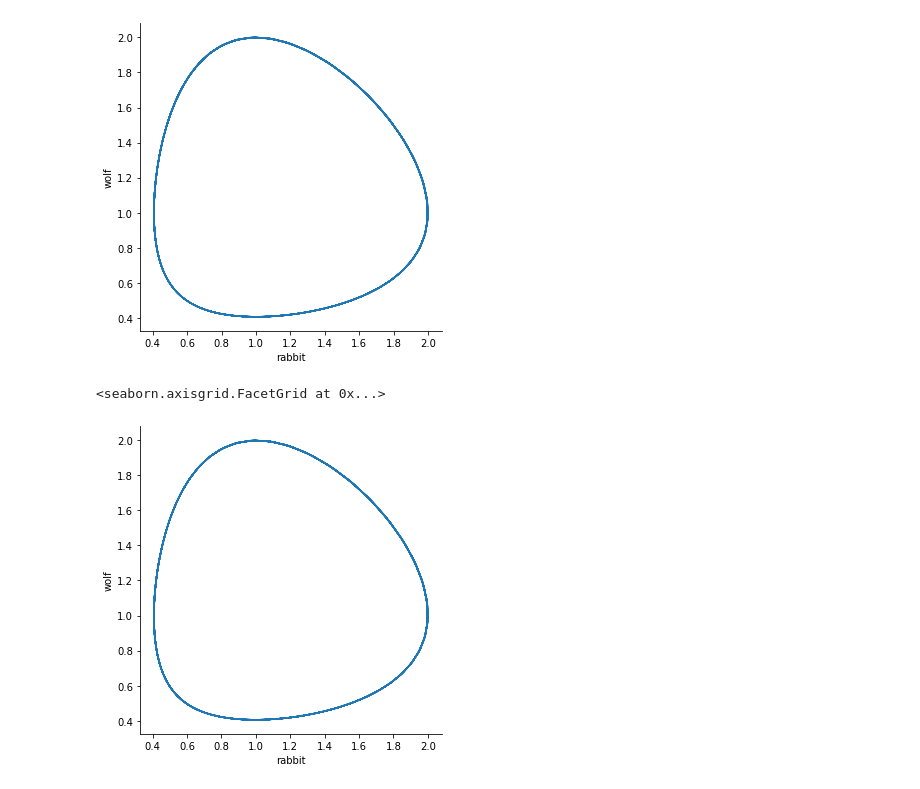
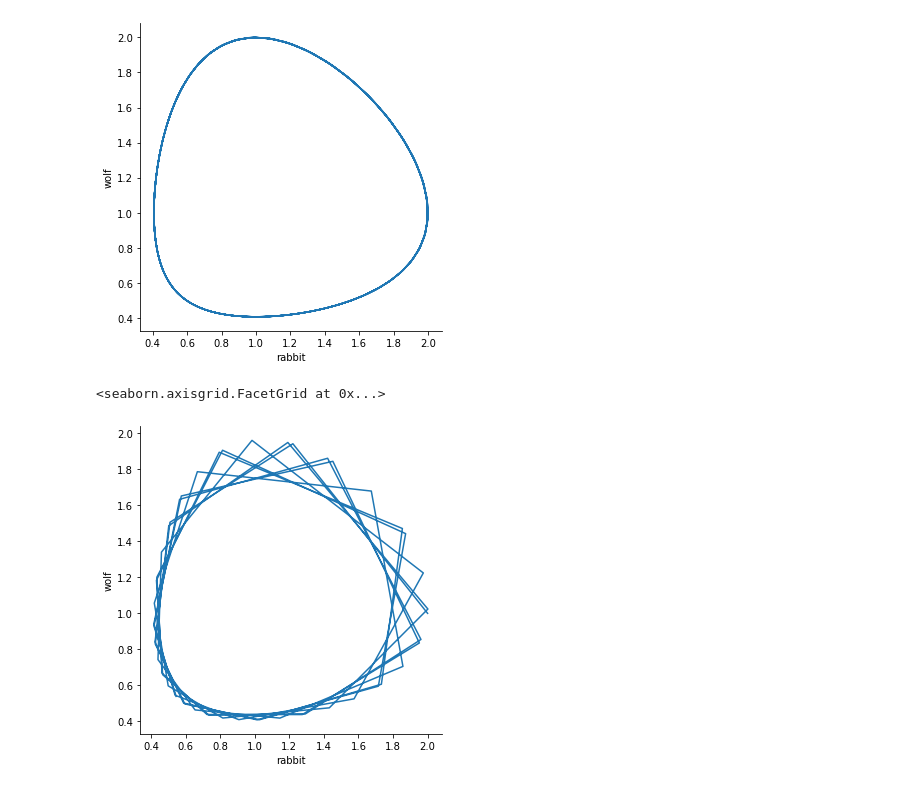
Before and after one commit to chluebi/Predator-and-Prey, a Jupyter notebook: guide.ipynb, the cells around one changed output. Drawn from its saved outputs; the diff is of its cells as text; code cells hidden in the pictures.

Commit message:
added ModelSeries and revamped guide

```diff
--- a/guide.ipynb
+++ b/guide.ipynb
@@ -212,13 +243,20 @@ sns.relplot(x="rabbit", y="wolf", kind="line", sort=False, data=readable_df)
 # %%
 # A less accurate (but faster) simulation to show the danger of the inaccuracies
 
 model = pnp.SimpleModel()
 model.population['rabbit'] = 2
 
-readable_df, combined_df = model.run_simulation(5*10**3, 10**-2, compression=10**1)
+model.simulation_parameters = {
+    'steps': 5*10**2,
+    'step_size': 10**-1,
+    'compression': 10**1,
+    'verbose': True
+}
+
+readable_df, combined_df = model.run_simulation()
 sns.relplot(x="rabbit", y="wolf", kind="line", sort=False, data=readable_df)
 
-# Attempt to keep the stepsize at 10**-4 or lower! Especially if you are running a longer simulation
+# Attempt to keep the stepsize at 10**-3 or lower! Especially if you are running a longer simulation
 # %% [output]
 <seaborn.axisgrid.FacetGrid at 0x...>
-[figure, old version]
+[figure, new version]
```
Also changed, not shown: parts of 14 cells of this notebook, 1 other file.
